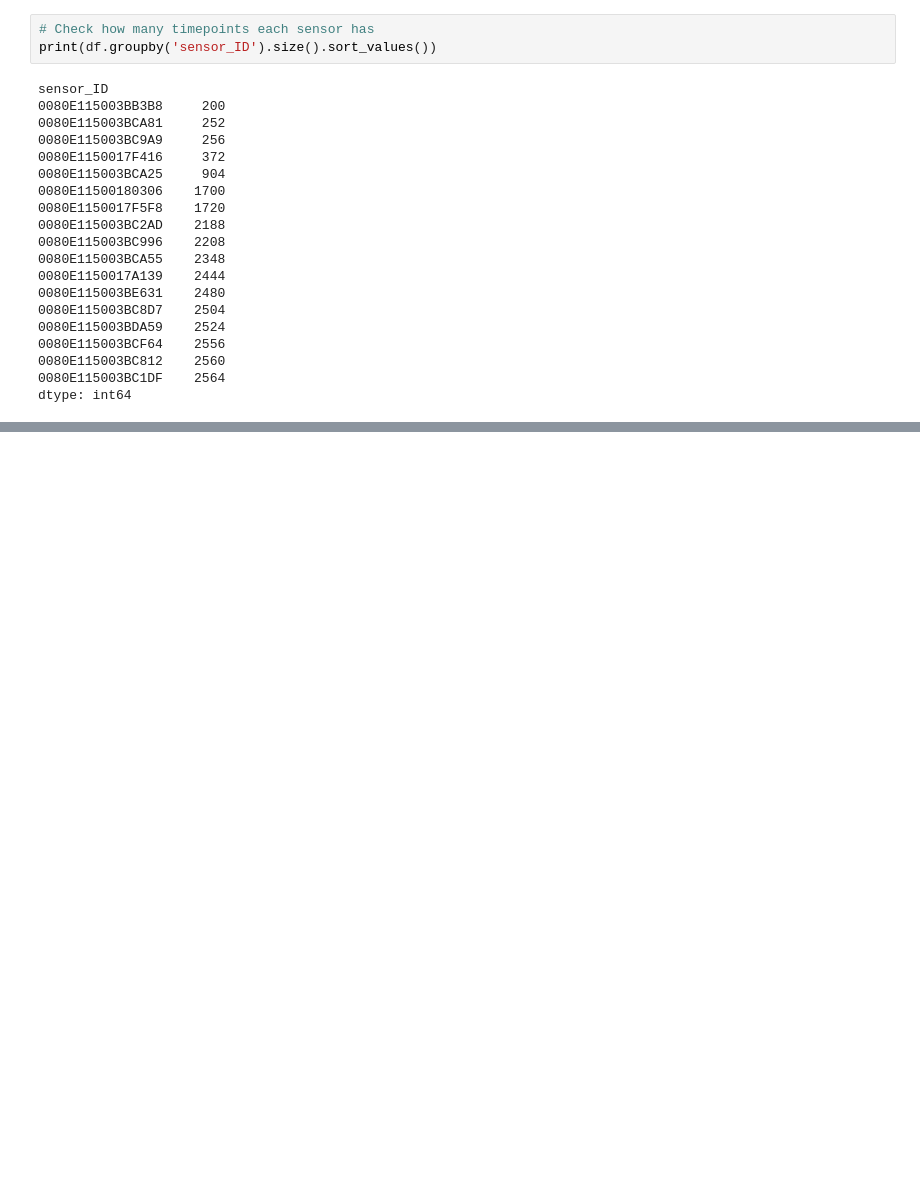
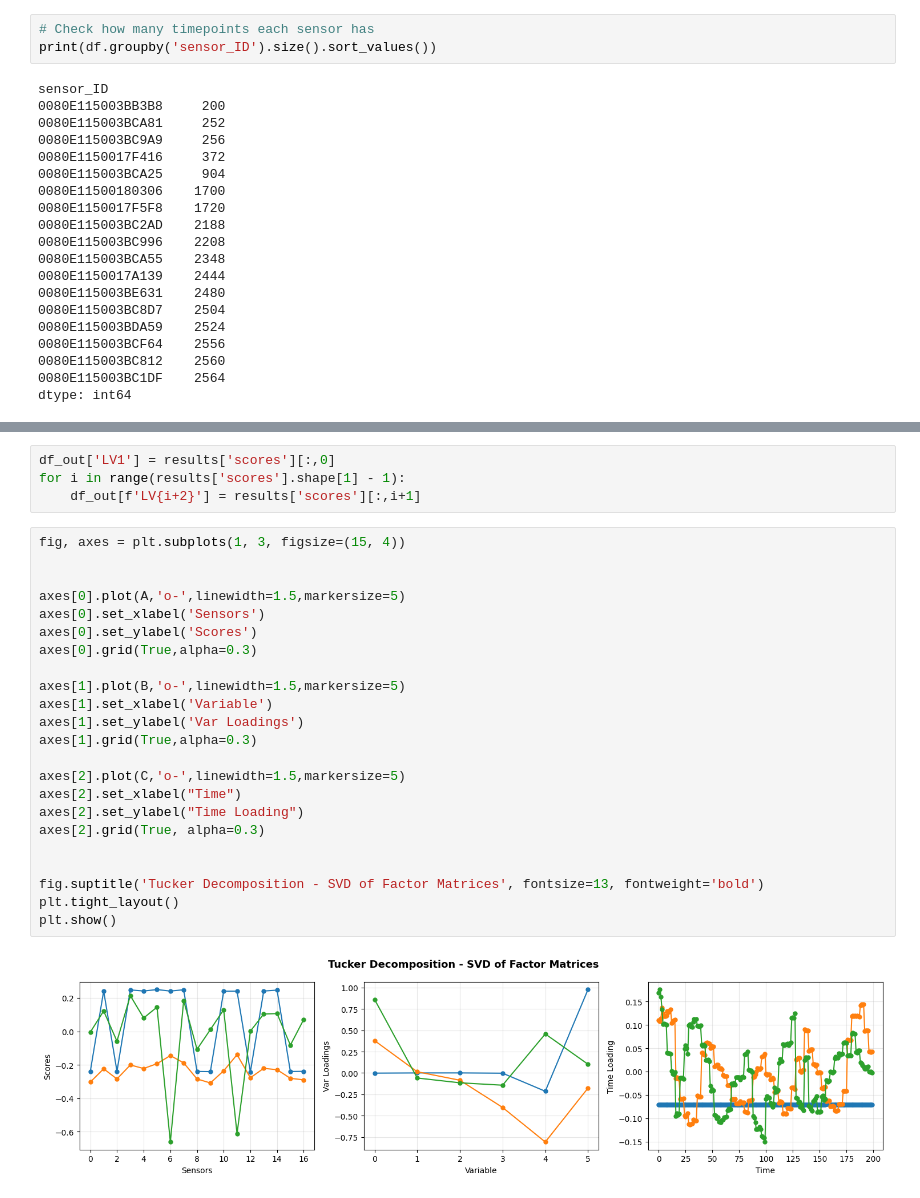
Before and after one commit to tudi72/Sensor_Equivalency_Tucker3, a Jupyter notebook: demo.ipynb, the cells around one changed output, grey strips where cells are left out. Drawn from its saved outputs; the diff is of its cells as text; blank space fills up the shorter version.

Commit message:
tucker3 + contrib

```diff
--- a/demo.ipynb
+++ b/demo.ipynb
@@ -121,3 +106,32 @@ Factors shapes: [(17, 3), (4, 3), (200, 3)]
+# %%
+df_out['LV1'] = results['scores'][:,0]
+for i in range(results['scores'].shape[1] - 1):
+    df_out[f'LV{i+2}'] = results['scores'][:,i+1]
+# %%
+fig, axes = plt.subplots(1, 3, figsize=(15, 4))
+
+
+axes[0].plot(A,'o-',linewidth=1.5,markersize=5)
+axes[0].set_xlabel('Sensors')
+axes[0].set_ylabel('Scores')
+axes[0].grid(True,alpha=0.3)
+
+axes[1].plot(B,'o-',linewidth=1.5,markersize=5)
+axes[1].set_xlabel('Variable')
+axes[1].set_ylabel('Var Loadings')
+axes[1].grid(True,alpha=0.3)
+
+axes[2].plot(C,'o-',linewidth=1.5,markersize=5)
+axes[2].set_xlabel("Time")
+axes[2].set_ylabel("Time Loading")
+axes[2].grid(True, alpha=0.3)
+
+
+fig.suptitle('Tucker Decomposition - SVD of Factor Matrices', fontsize=13, fontweight='bold')
+plt.tight_layout()
+plt.show()
+# %% [output]
+[figure, added]
 # %%
 fig = plt.figure(figsize=(10, 8))
 ax = fig.add_subplot(111, projection='3d')
```
Also changed, not shown: parts of 20 cells of this notebook, 1 other file.
